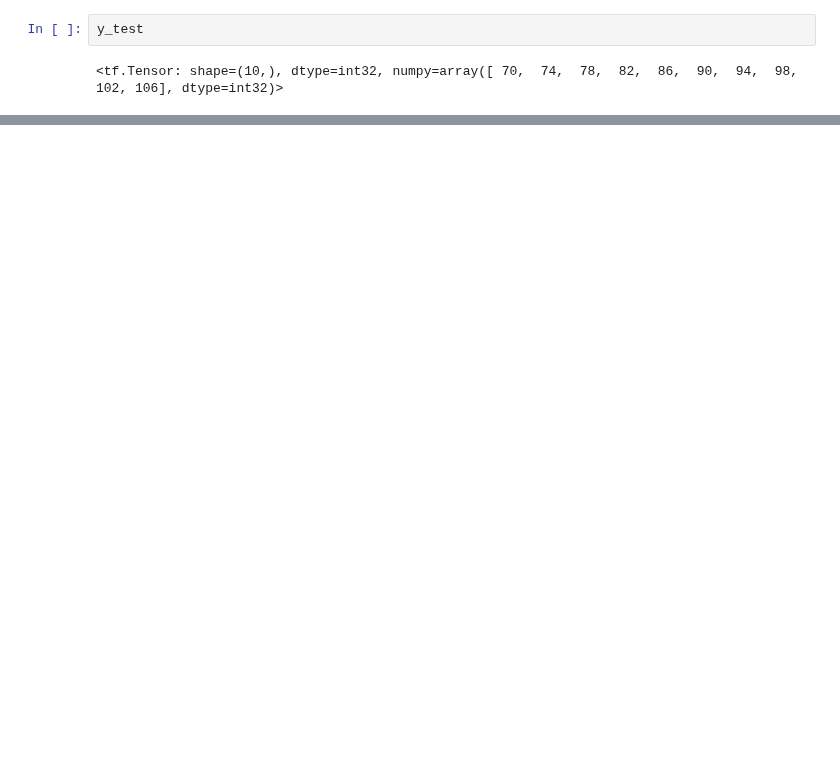
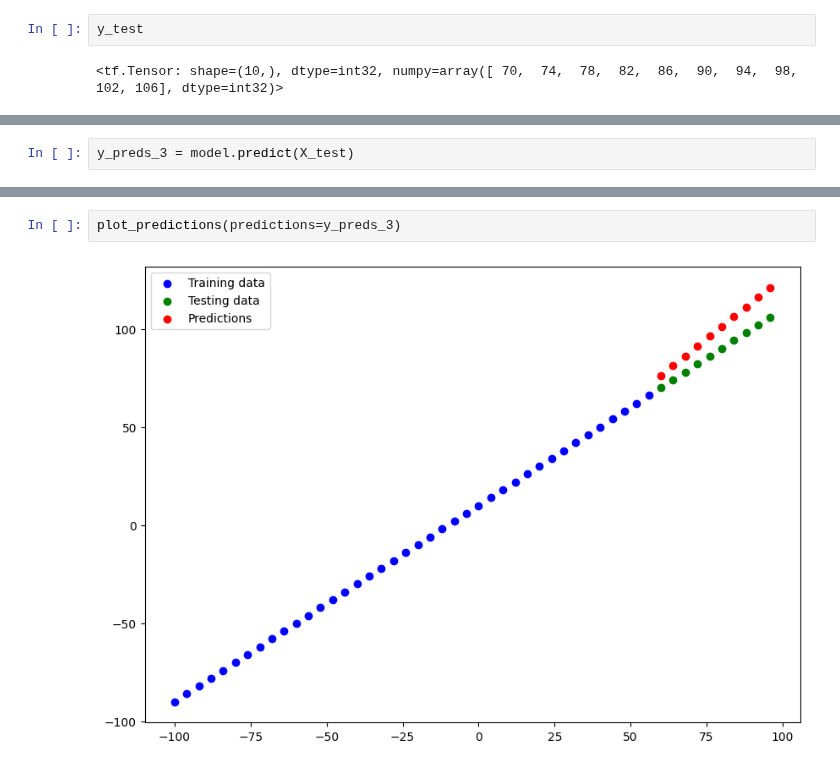
Before and after one commit to sakshamkumar1/tensorflow-notebooks, a Jupyter notebook: 01_neural_network_regression_with_tensorflow.ipynb, the cells around one changed output, grey strips where cells are left out. Drawn from its saved outputs; the diff is of its cells as text; blank space fills up the shorter version.

```diff
--- a/01_neural_network_regression_with_tensorflow.ipynb
+++ b/01_neural_network_regression_with_tensorflow.ipynb
@@ -641,0 +773,2 @@ tf.keras.losses.mae(y_test, tf.squeeze(y_pred))
+# %%
+y_preds_3 = model.predict(X_test)
@@ -641,0 +784,4 @@ tf.keras.losses.mae(y_test, tf.squeeze(y_pred))
+# %%
+plot_predictions(predictions=y_preds_3)
+# %% [output]
+[figure, added]
```
Also changed, not shown: parts of 55 cells of this notebook.
